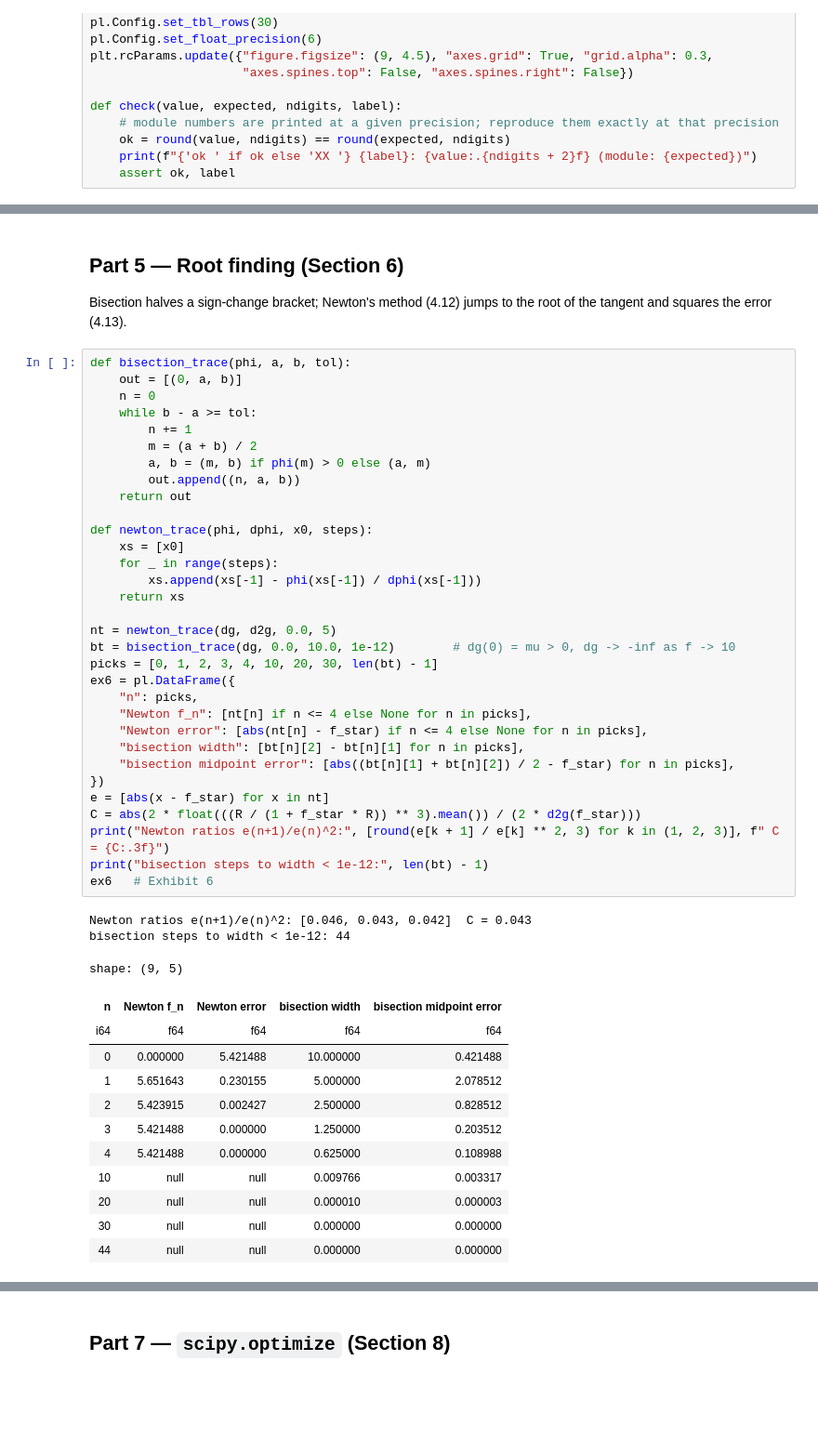
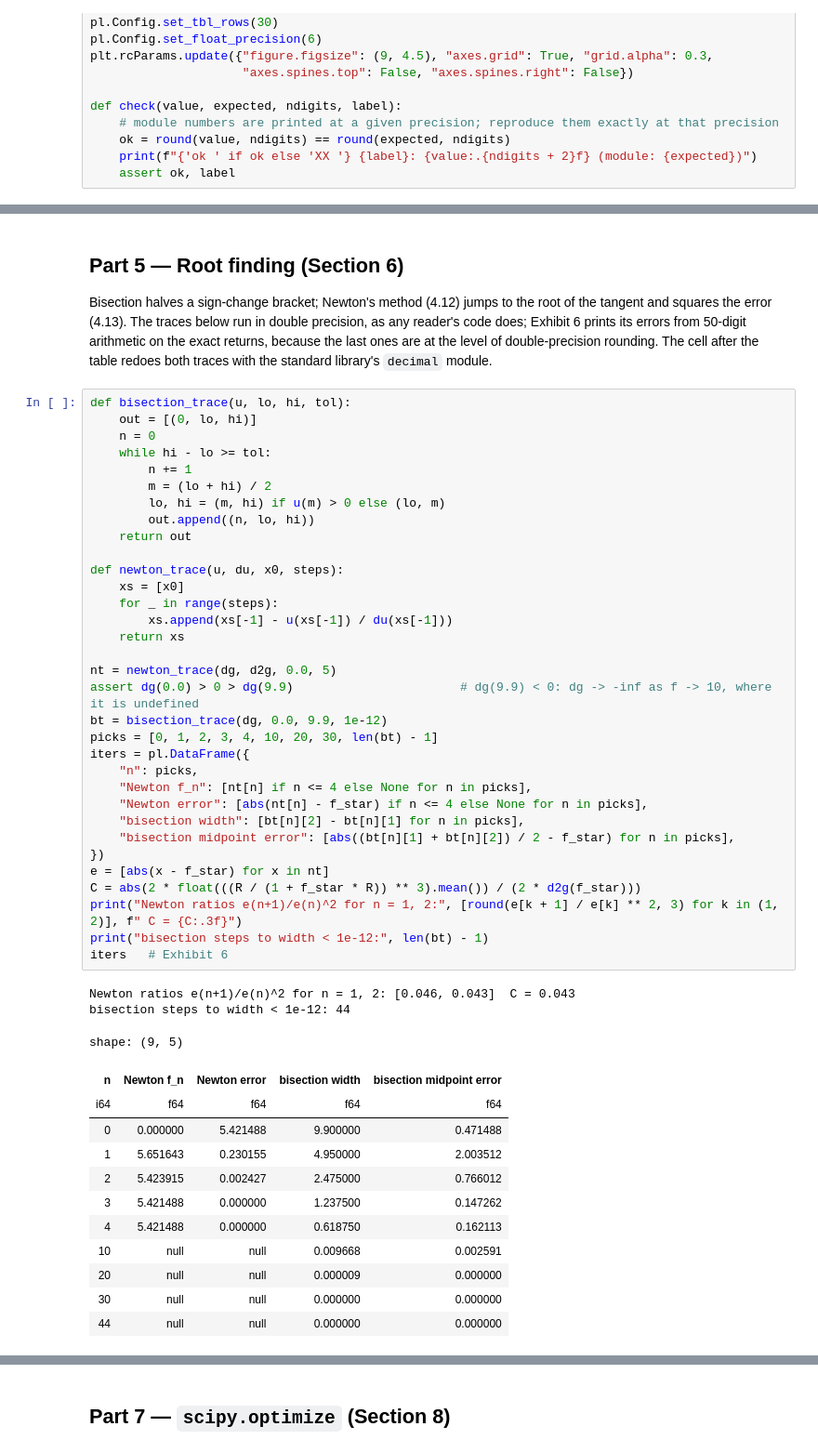
Before and after one commit to Benjamin-Teng/Quant-math-for-beginner, a Jupyter notebook: labs/LM04_lab/LM04_lab.ipynb, the cells around one changed output, grey strips where cells are left out. Shown at 93% size. Drawn from its saved outputs; the diff is of its cells as text; blank space fills up the shorter version.

```diff
--- a/labs/LM04_lab/LM04_lab.ipynb
+++ b/labs/LM04_lab/LM04_lab.ipynb
@@ -291,51 +370,52 @@ D(p||pi) = 0.058892  vs  g* = 0.058892
 # %% [markdown]
 ## Part 5 — Root finding (Section 6)
 
-Bisection halves a sign-change bracket; Newton's method (4.12) jumps to the root of the tangent and squares the error (4.13).
+Bisection halves a sign-change bracket; Newton's method (4.12) jumps to the root of the tangent and squares the error (4.13). The traces below run in double precision, as any reader's code does; Exhibit 6 prints its errors from 50-digit arithmetic on the exact returns, because the last ones are at the level of double-precision rounding. The cell after the table redoes both traces with the standard library's `decimal` module.
 # %%
-def bisection_trace(phi, a, b, tol):
-    out = [(0, a, b)]
+def bisection_trace(u, lo, hi, tol):
+    out = [(0, lo, hi)]
     n = 0
-    while b - a >= tol:
+    while hi - lo >= tol:
         n += 1
-        m = (a + b) / 2
-        a, b = (m, b) if phi(m) > 0 else (a, m)
-        out.append((n, a, b))
+        m = (lo + hi) / 2
+        lo, hi = (m, hi) if u(m) > 0 else (lo, m)
+        out.append((n, lo, hi))
     return out
 
-def newton_trace(phi, dphi, x0, steps):
+def newton_trace(u, du, x0, steps):
     xs = [x0]
     for _ in range(steps):
-        xs.append(xs[-1] - phi(xs[-1]) / dphi(xs[-1]))
+        xs.append(xs[-1] - u(xs[-1]) / du(xs[-1]))
     return xs
 
 nt = newton_trace(dg, d2g, 0.0, 5)
-bt = bisection_trace(dg, 0.0, 10.0, 1e-12)        # dg(0) = mu > 0, dg -> -inf as f -> 10
+assert dg(0.0) > 0 > dg(9.9)                       # dg(9.9) < 0: dg -> -inf as f -> 10, where it is undefined
+bt = bisection_trace(dg, 0.0, 9.9, 1e-12)
 picks = [0, 1, 2, 3, 4, 10, 20, 30, len(bt) - 1]
-ex6 = pl.DataFrame({
+iters = pl.DataFrame({
     "n": picks,
     "Newton f_n": [nt[n] if n <= 4 else None for n in picks],
     "Newton error": [abs(nt[n] - f_star) if n <= 4 else None for n in picks],
     "bisection width": [bt[n][2] - bt[n][1] for n in picks],
     "bisection midpoint error": [abs((bt[n][1] + bt[n][2]) / 2 - f_star) for n in picks],
 })
 e = [abs(x - f_star) for x in nt]
 C = abs(2 * float(((R / (1 + f_star * R)) ** 3).mean()) / (2 * d2g(f_star)))
-print("Newton ratios e(n+1)/e(n)^2:", [round(e[k + 1] / e[k] ** 2, 3) for k in (1, 2, 3)], f" C = {C:.3f}")
+print("Newton ratios e(n+1)/e(n)^2 for n = 1, 2:", [round(e[k + 1] / e[k] ** 2, 3) for k in (1, 2)], f" C = {C:.3f}")
 print("bisection steps to width < 1e-12:", len(bt) - 1)
-ex6   # Exhibit 6
+iters   # Exhibit 6
 # %% [output]
-Newton ratios e(n+1)/e(n)^2: [0.046, 0.043, 0.042]  C = 0.043
+Newton ratios e(n+1)/e(n)^2 for n = 1, 2: [0.046, 0.043]  C = 0.043
 bisection steps to width < 1e-12: 44
 shape: (9, 5)
 | n | Newton f_n | Newton error | bisection width | bisection midpoint error |
 | i64 | f64 | f64 | f64 | f64 |
-| 0 | 0.000000 | 5.421488 | 10.000000 | 0.421488 |
-| 1 | 5.651643 | 0.230155 | 5.000000 | 2.078512 |
-| 2 | 5.423915 | 0.002427 | 2.500000 | 0.828512 |
-| 3 | 5.421488 | 0.000000 | 1.250000 | 0.203512 |
-| 4 | 5.421488 | 0.000000 | 0.625000 | 0.108988 |
-| 10 | null | null | 0.009766 | 0.003317 |
-| 20 | null | null | 0.000010 | 0.000003 |
+| 0 | 0.000000 | 5.421488 | 9.900000 | 0.471488 |
+| 1 | 5.651643 | 0.230155 | 4.950000 | 2.003512 |
+| 2 | 5.423915 | 0.002427 | 2.475000 | 0.766012 |
+| 3 | 5.421488 | 0.000000 | 1.237500 | 0.147262 |
+| 4 | 5.421488 | 0.000000 | 0.618750 | 0.162113 |
+| 10 | null | null | 0.009668 | 0.002591 |
+| 20 | null | null | 0.000009 | 0.000000 |
 | 30 | null | null | 0.000000 | 0.000000 |
 | 44 | null | null | 0.000000 | 0.000000 |
```
Also changed, not shown: parts of 27 cells of this notebook, 10 other files.
